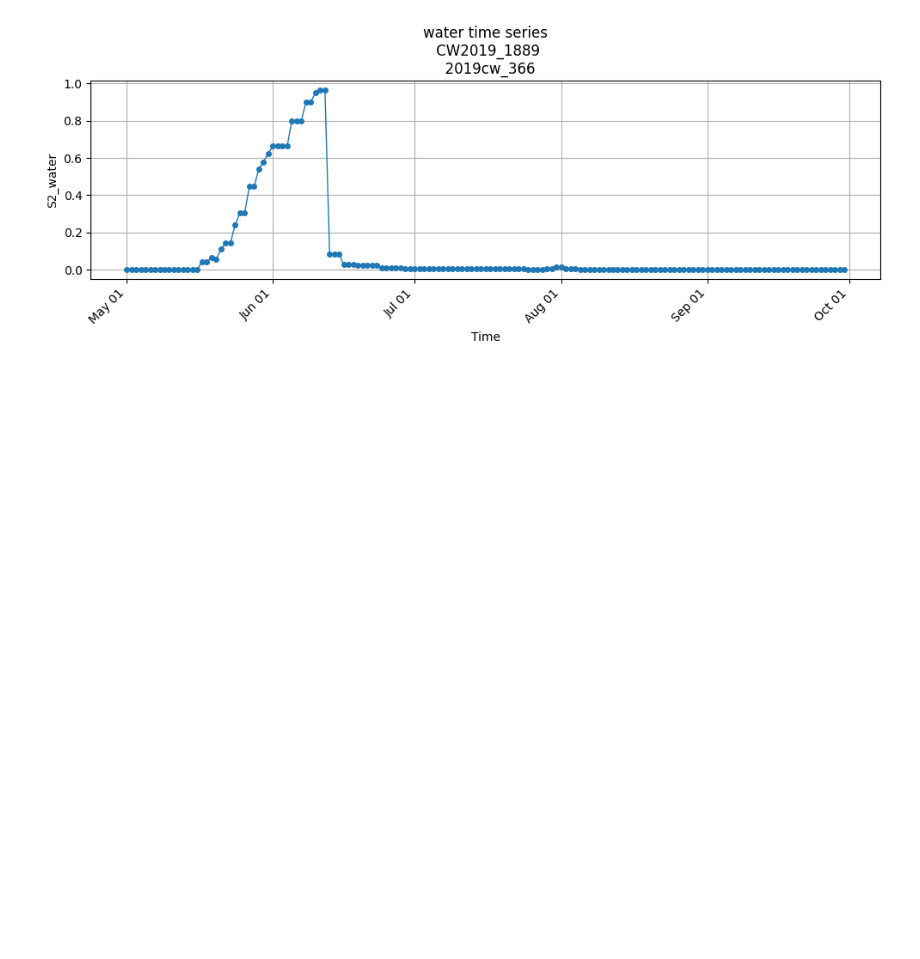
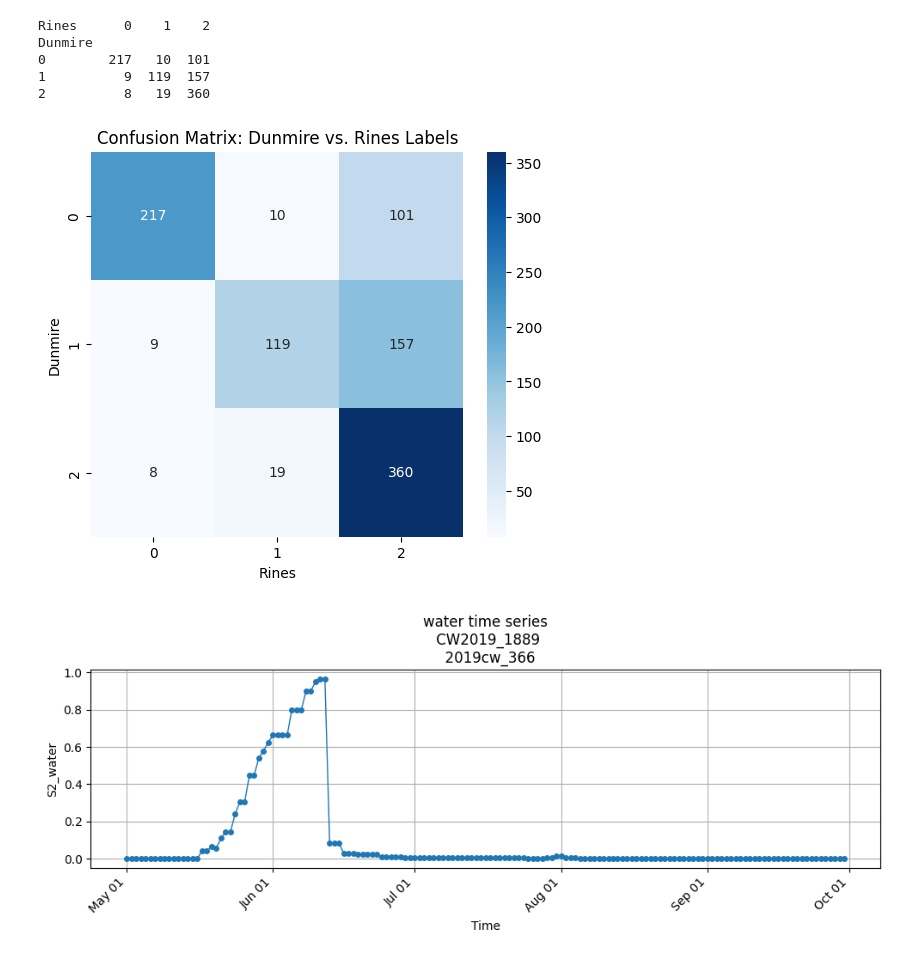
Before and after one commit to YaoGroup/lake-vision, a Jupyter notebook: sandbox/notebooks/CNN-LSTM.ipynb, the cells around one changed output. Saved outputs shown, nothing was run; the diff lists cells and outputs as text; code cells hidden in the pictures; blank space fills up the shorter version.

```diff
--- a/sandbox/notebooks/CNN-LSTM.ipynb
+++ b/sandbox/notebooks/CNN-LSTM.ipynb
@@ -86,3 +136,42 @@ Data variables:
+# %%
+## ========================================================= ##
+## VISUALIZE DIFFERENCES IN LABELS BETWEEN DUNMIRE AND RINES ##
+## ========================================================= ##
+
+
+import pandas as pd
+
+
+# 2) Pull out the numpy arrays
+dun = ds_final.label_Dunmire.values
+rin = ds_final.label_Rines.values
+
+# 3) Build the confusion matrix
+cm = pd.crosstab(
+    dun,
+    rin,
+    rownames=['Dunmire'],
+    colnames=['Rines'],
+    dropna=False
+)
+
+# 4) (Optional) Print or plot
+print(cm)
+
+
+
+
+plt.figure(figsize=(6,5))
+sns.heatmap(cm, annot=True, fmt='d', cmap='Blues')
+plt.title("Confusion Matrix: Dunmire vs. Rines Labels")
+plt.show()
+# %% [output]
+Rines      0    1    2
+Dunmire
+0        217   10  101
+1          9  119  157
+2          8   19  360
+[figure, added]
 # %%
 ## ========================= ##
 ## PLOT AREA CURVE TO VERIFY ##
```
Also changed, not shown: parts of 16 cells of this notebook, 2 other files.
